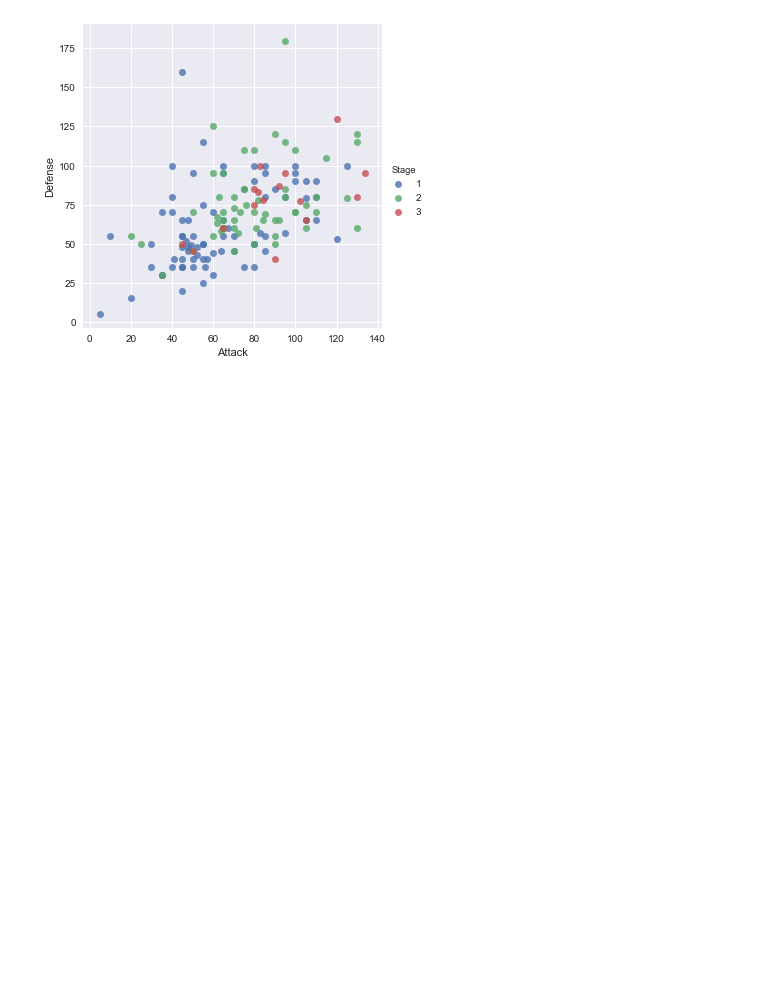
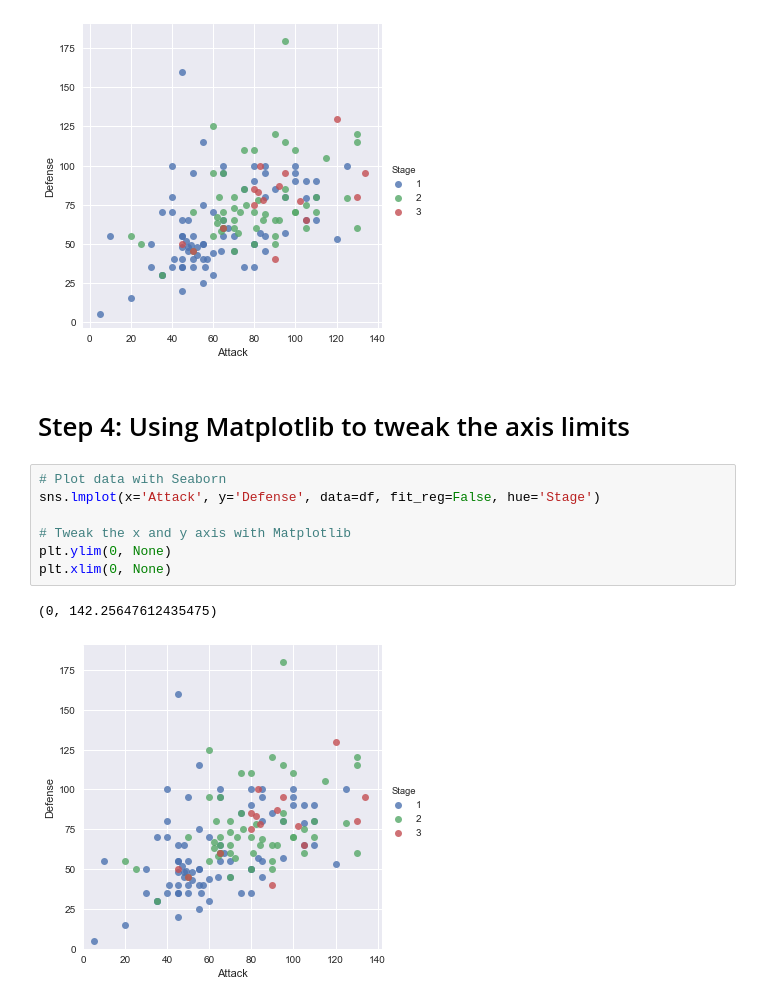
Before and after one commit to kbrook10/python_seaborn_tutorial, a Jupyter notebook: Python Seaborn Tutorial - EliteDataScience.ipynb, the cells around one changed output. Drawn from its saved outputs; the diff is of its cells as text; blank space fills up the shorter version.

Commit message:
Updates on customizing x and y axis limits as well as using pandas to drop irrelevant columns

```diff
--- a/Python Seaborn Tutorial - EliteDataScience.ipynb
+++ b/Python Seaborn Tutorial - EliteDataScience.ipynb
@@ -53,3 +53,15 @@ sns.lmplot(x='Attack', y='Defense', data=df, fit_reg=False, hue='Stage')
 # %% [output]
 <seaborn.axisgrid.FacetGrid at 0x...>
 [figure]
+# %% [markdown]
+# Step 4: Using Matplotlib to tweak the axis limits
+# %%
+# Plot data with Seaborn
+sns.lmplot(x='Attack', y='Defense', data=df, fit_reg=False, hue='Stage')
+
+# Tweak the x and y axis with Matplotlib
+plt.ylim(0, None)
+plt.xlim(0, None)
+# %% [output]
+(0, 142.25647612435475)
+[figure, added]
```
Also changed, not shown: parts of 4 cells of this notebook.
